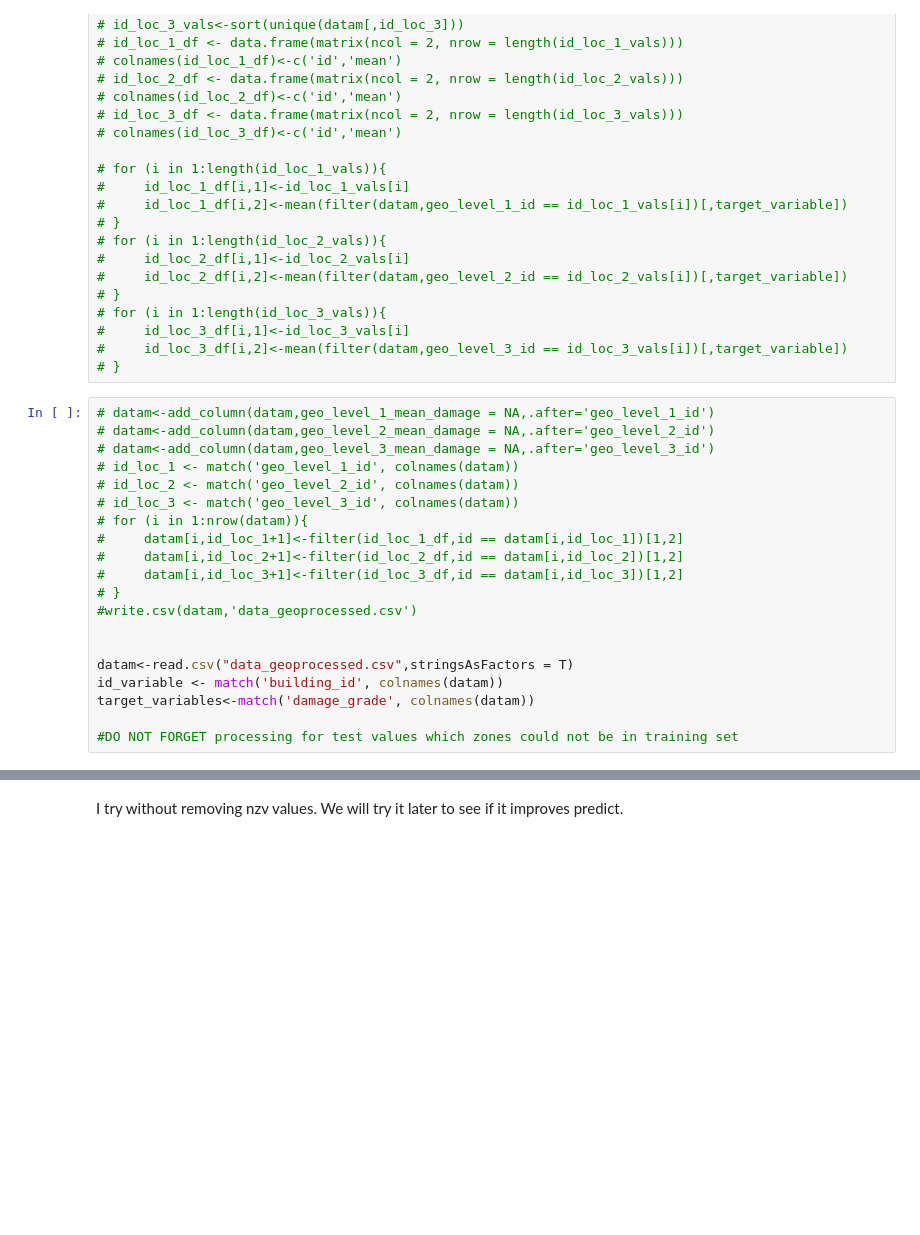
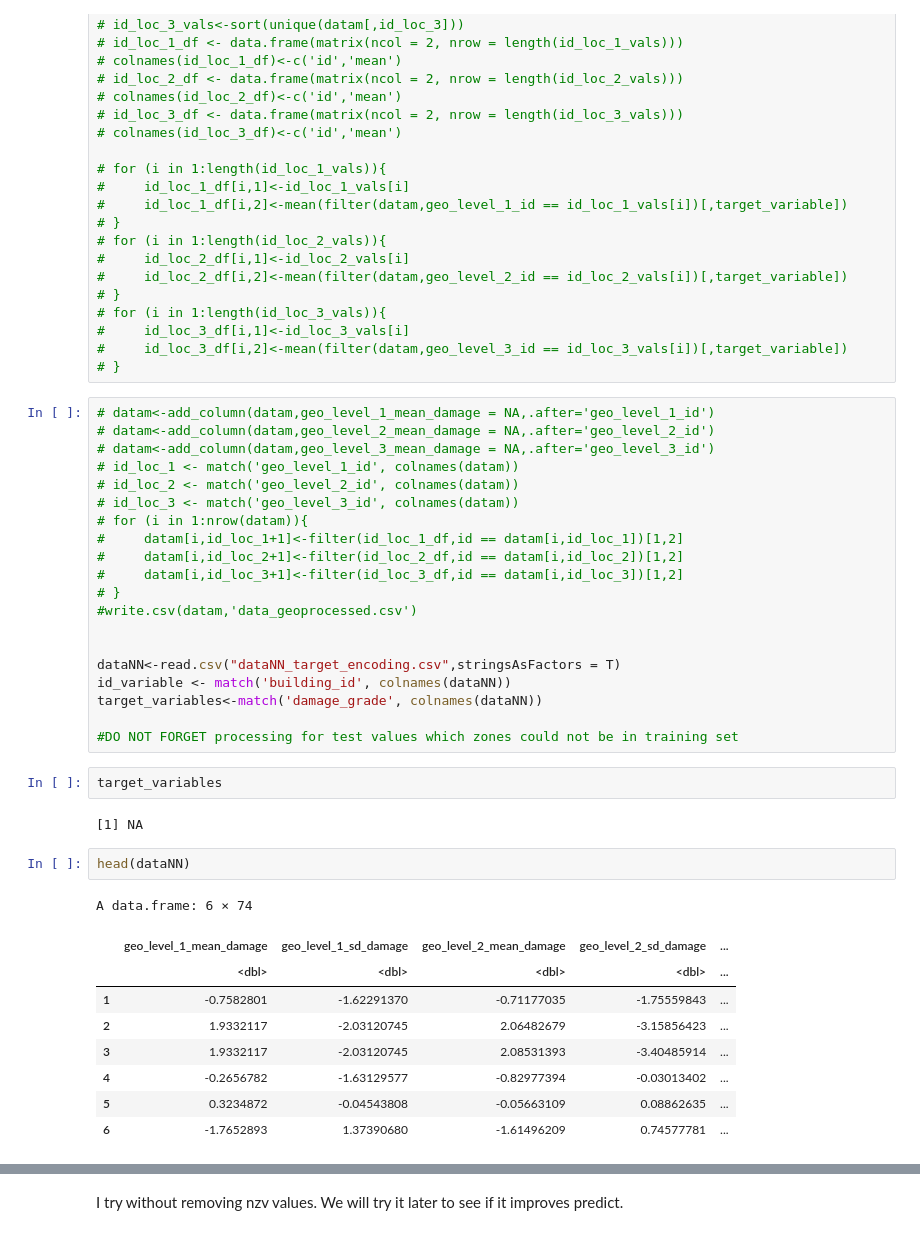
Before and after one commit to bikostet/richter-s-predictor-group-42, a Jupyter notebook: DNN_tuning.ipynb, the cells around one changed output, grey strips where cells are left out. Cells and saved outputs as stored; diff of their text form; blank space fills up the shorter version.

```diff
--- a/DNN_tuning.ipynb
+++ b/DNN_tuning.ipynb
@@ -145,9 +145,25 @@ F1_Score_micro <- function(y_true, y_pred, labels = NULL) {
 #write.csv(datam,'data_geoprocessed.csv')
 
 
-datam<-read.csv("data_geoprocessed.csv",stringsAsFactors = T)
-id_variable <- match('building_id', colnames(datam))
-target_variables<-match('damage_grade', colnames(datam))
+dataNN<-read.csv("dataNN_target_encoding.csv",stringsAsFactors = T)
+id_variable <- match('building_id', colnames(dataNN))
+target_variables<-match('damage_grade', colnames(dataNN))
 
 #DO NOT FORGET processing for test values which zones could not be in training set
+# %%
+target_variables
+# %% [output]
+[1] NA
+# %%
+head(dataNN)
+# %% [output]
+A data.frame: 6 × 74
+|  | geo_level_1_mean_damage | geo_level_1_sd_damage | geo_level_2_mean_damage | geo_level_2_sd_damage | ... |
+|  | <dbl> | <dbl> | <dbl> | <dbl> | ... |
+| 1 | -0.7582801 | -1.62291370 | -0.71177035 | -1.75559843 | ... |
+| 2 | 1.9332117 | -2.03120745 | 2.06482679 | -3.15856423 | ... |
+| 3 | 1.9332117 | -2.03120745 | 2.08531393 | -3.40485914 | ... |
+| 4 | -0.2656782 | -1.63129577 | -0.82977394 | -0.03013402 | ... |
+| 5 | 0.3234872 | -0.04543808 | -0.05663109 | 0.08862635 | ... |
+| 6 | -1.7652893 | 1.37390680 | -1.61496209 | 0.74577781 | ... |
 # %%
```
Also changed, not shown: parts of 9 cells of this notebook, 4 other files.
